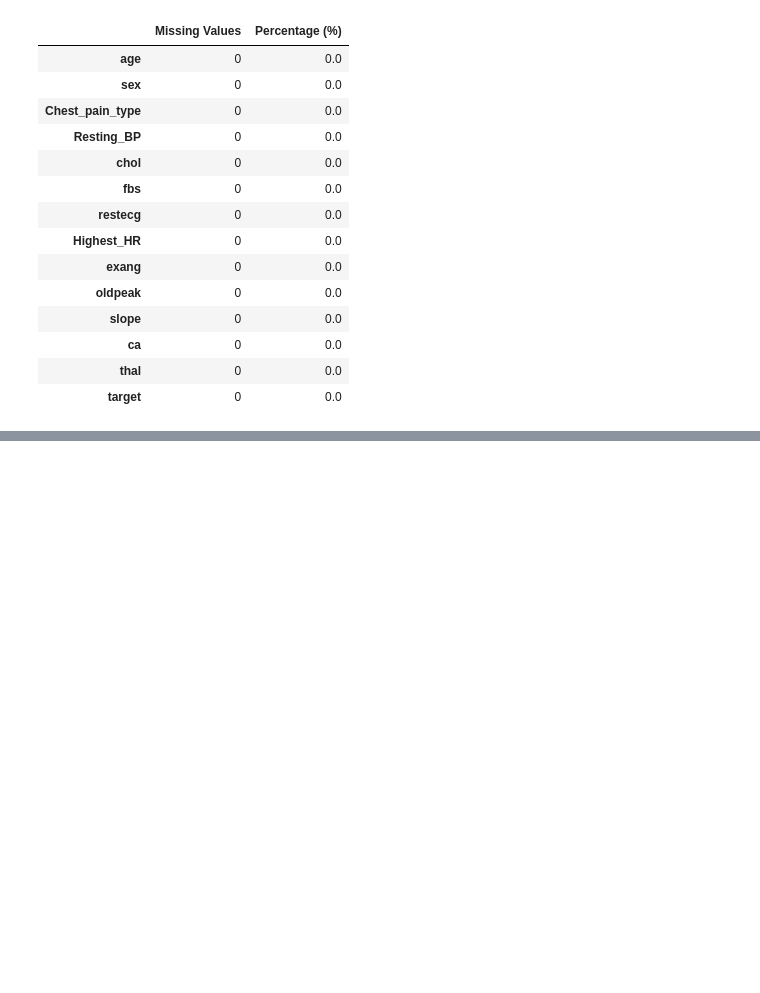
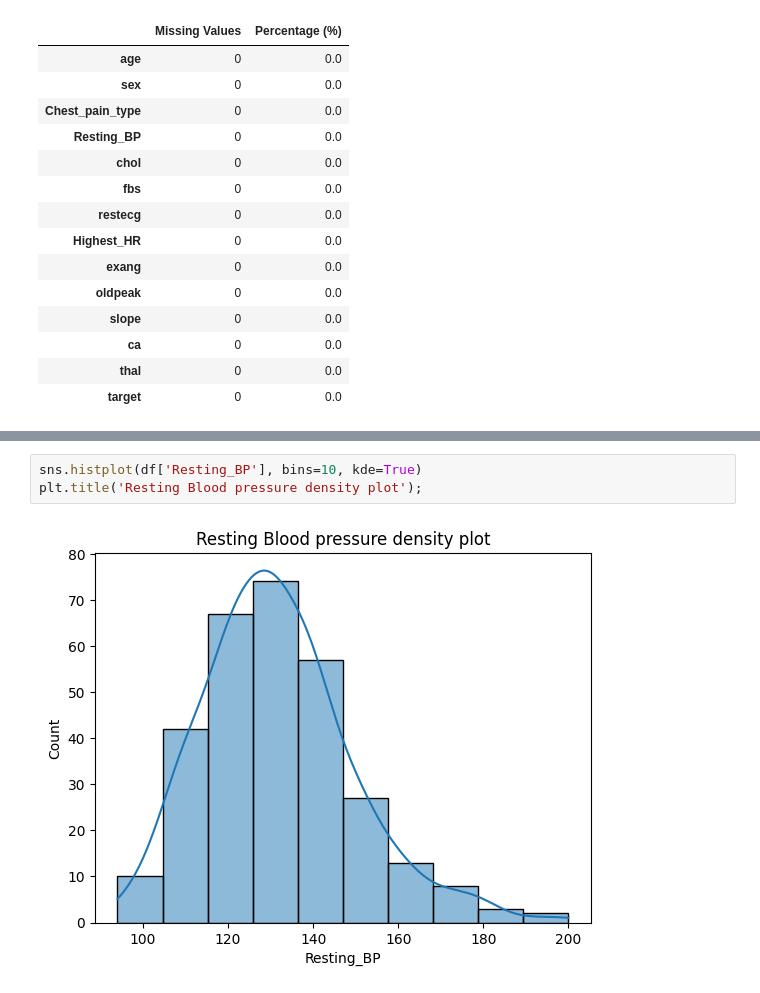
Before and after one commit to zw28623essex-dot/CE101_Team3, a Jupyter notebook: main_load_data.ipynb, the cells around one changed output, grey strips where cells are left out. Saved outputs shown, nothing was run; the diff lists cells and outputs as text; blank space fills up the shorter version.

```diff
--- a/main_load_data.ipynb
+++ b/main_load_data.ipynb
@@ -143,0 +165,5 @@ Text(0.5, 1.0, 'Age distribuition')
+# %%
+sns.histplot(df['Resting_BP'], bins=10, kde=True)
+plt.title('Resting Blood pressure density plot');
+# %% [output]
+[figure, added]
```
Also changed, not shown: parts of 2 cells of this notebook.
